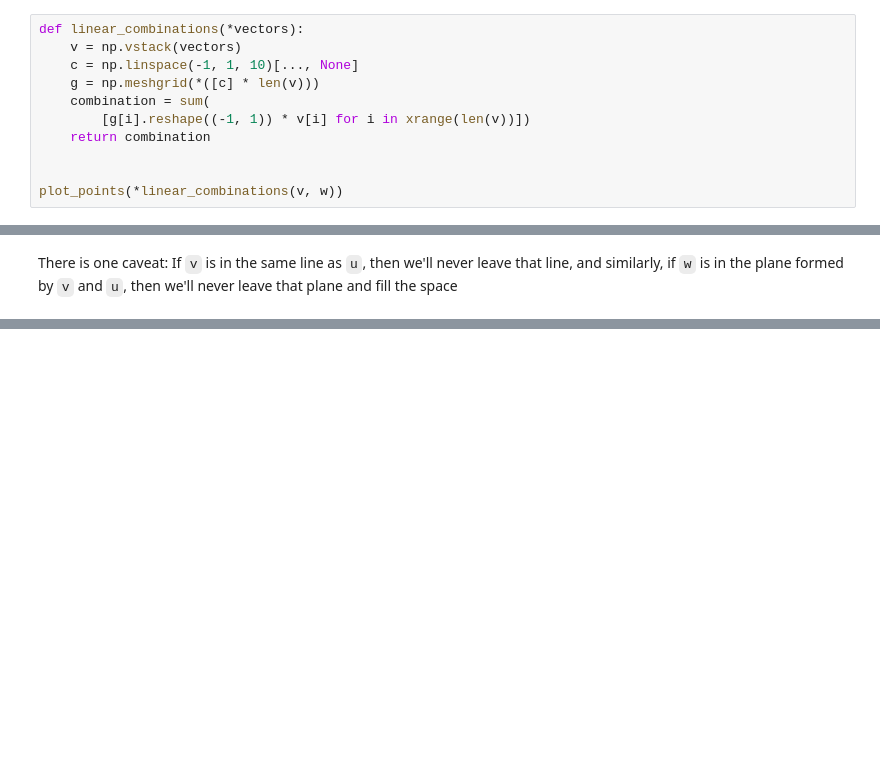
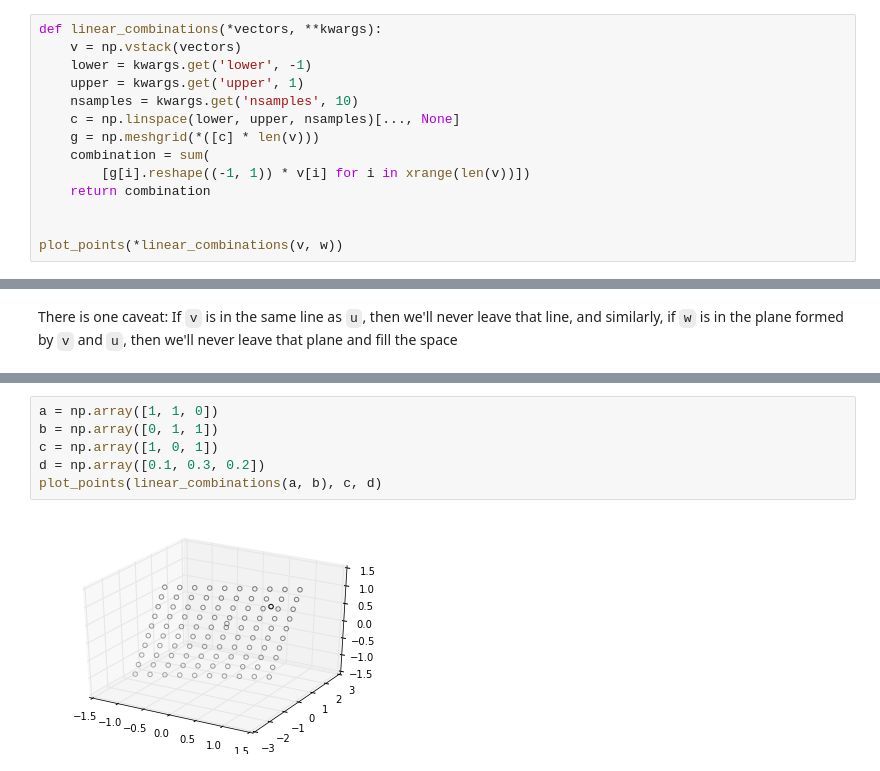
Before and after one commit to JohnVinyard/notebooks, a Jupyter notebook: linear-algebra/chapter-1/intro-to-vectors.ipynb, the cells around one changed output, grey strips where cells are left out. Drawn from its saved outputs; the diff is of its cells as text; blank space fills up the shorter version.

```diff
--- a/linear-algebra/chapter-1/intro-to-vectors.ipynb
+++ b/linear-algebra/chapter-1/intro-to-vectors.ipynb
@@ -80,9 +80,12 @@ plot_points(*np.vstack([m1, m2]))
 # %% [markdown]
 If `w` isn't also on that line, then we can fill the entire two-dimensional space with linear combinations of the two.
 # %%
-def linear_combinations(*vectors):
+def linear_combinations(*vectors, **kwargs):
     v = np.vstack(vectors)
-    c = np.linspace(-1, 1, 10)[..., None]
+    lower = kwargs.get('lower', -1)
+    upper = kwargs.get('upper', 1)
+    nsamples = kwargs.get('nsamples', 10)
+    c = np.linspace(lower, upper, nsamples)[..., None]
     g = np.meshgrid(*([c] * len(v)))
     combination = sum(
         [g[i].reshape((-1, 1)) * v[i] for i in xrange(len(v))])
@@ -144,0 +153,8 @@ There is one caveat:  If `v` is in the same line as `u`, then we'll never leave
+# %%
+a = np.array([1, 1, 0])
+b = np.array([0, 1, 1])
+c = np.array([1, 0, 1])
+d = np.array([0.1, 0.3, 0.2])
+plot_points(linear_combinations(a, b), c, d)
+# %% [output]
+[figure, added]
```
Also changed, not shown: parts of 6 cells of this notebook.
